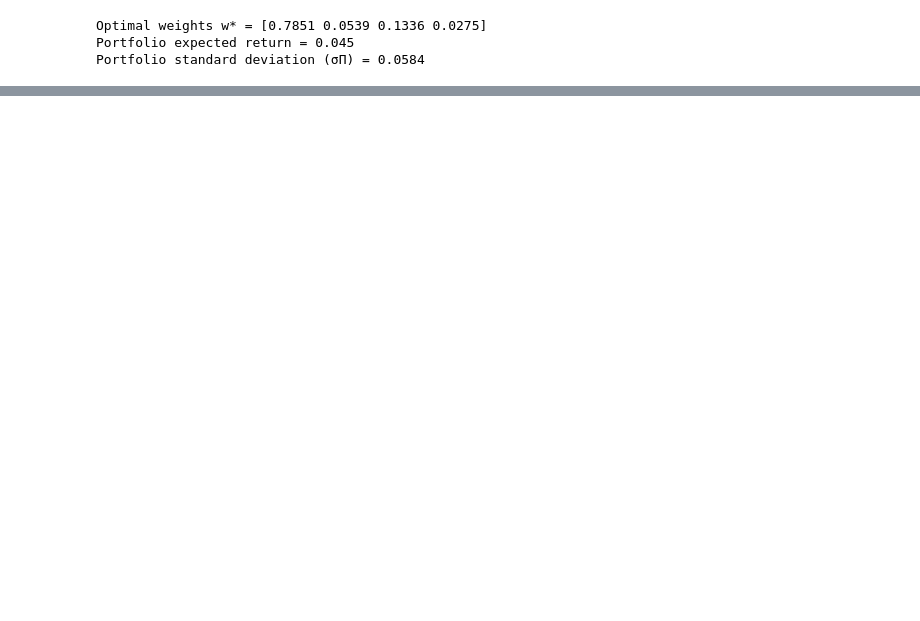
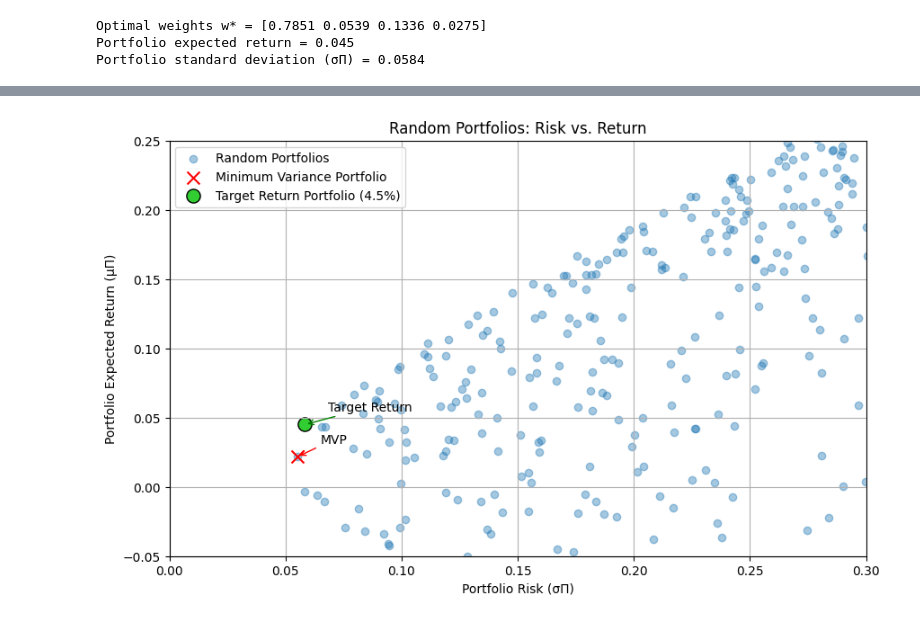
Before and after one commit to DavidLazarou/DLM_Cutter, a Jupyter notebook: portfolio_risk/notebooks/portfolio_optimisation_backtest.ipynb, the cells around one changed output, grey strips where cells are left out. Drawn from its saved outputs; the diff is of its cells as text; code cells hidden in the pictures; blank space fills up the shorter version.

```diff
--- a/portfolio_risk/notebooks/portfolio_optimisation_backtest.ipynb
+++ b/portfolio_risk/notebooks/portfolio_optimisation_backtest.ipynb
@@ -137,0 +220,41 @@ Portfolio standard deviation (σΠ) = 0.0584
+# %%
+# Compute minimum variance portfolio in the random sample
+min_var_idx = np.argmin(portfolio_risks)
+min_var_point = (portfolio_risks[min_var_idx], portfolio_returns[min_var_idx])
+
+# Compute target return portfolio risk and return (from Task 1c)
+target_return = np.dot(w_star, mu)
+target_risk = np.sqrt(np.dot(w_star.T, np.dot(Sigma, w_star)))
+
+# Plot
+plt.figure(figsize=(10, 6))
+plt.scatter(portfolio_risks, portfolio_returns, alpha=0.4, label='Random Portfolios')
+plt.xlabel("Portfolio Risk (σΠ)")
+plt.ylabel("Portfolio Expected Return (μΠ)")
+plt.title("Random Portfolios: Risk vs. Return")
+
+# Highlight minimum variance portfolio
+plt.scatter(*min_var_point, color='red', marker='x', s=100, label='Minimum Variance Portfolio')
+
+# Highlight target return portfolio
+plt.scatter(target_risk, target_return, color='limegreen', edgecolor='black',
+            marker='o', s=120, label='Target Return Portfolio (4.5%)')
+
+plt.legend()
+plt.grid(True)
+# Zoom into the region where the MVP and Target Return Portfolio are
+plt.xlim(0, 0.3)   # Adjust based on observed min/max risk
+plt.ylim(-0.05, 0.25)  # Adjust based on observed returns
+plt.annotate('MVP',
+             xy=min_var_point,
+             xytext=(min_var_point[0]+0.01, min_var_point[1]+0.01),
+             arrowprops=dict(arrowstyle="->", color='red'))
+
+plt.annotate('Target Return',
+             xy=(target_risk, target_return),
+             xytext=(target_risk+0.01, target_return+0.01),
+             arrowprops=dict(arrowstyle="->", color='green'))
+
+plt.show()
+# %% [output]
+[figure, added]
```
Also changed, not shown: parts of 13 cells of this notebook, 1 other file.
